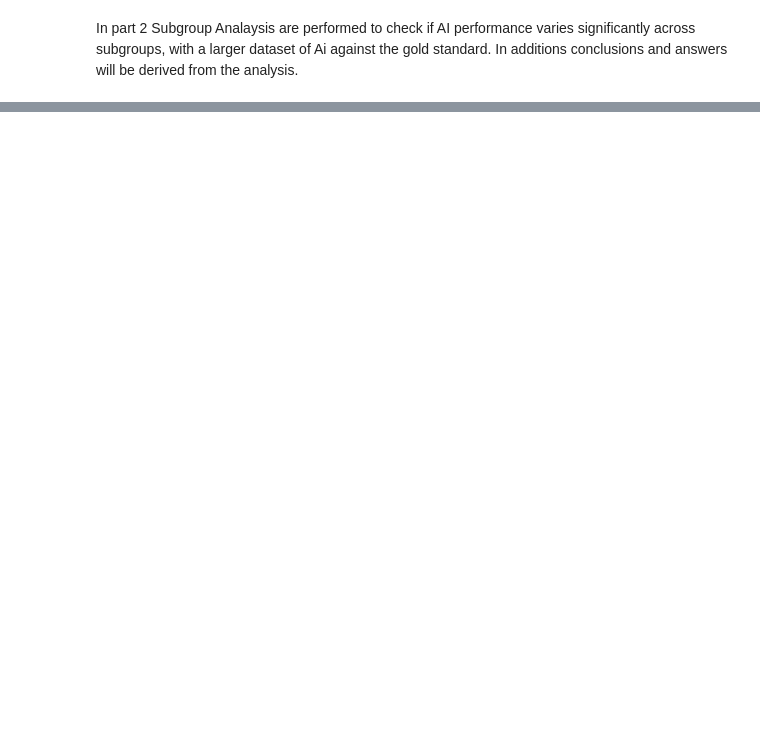
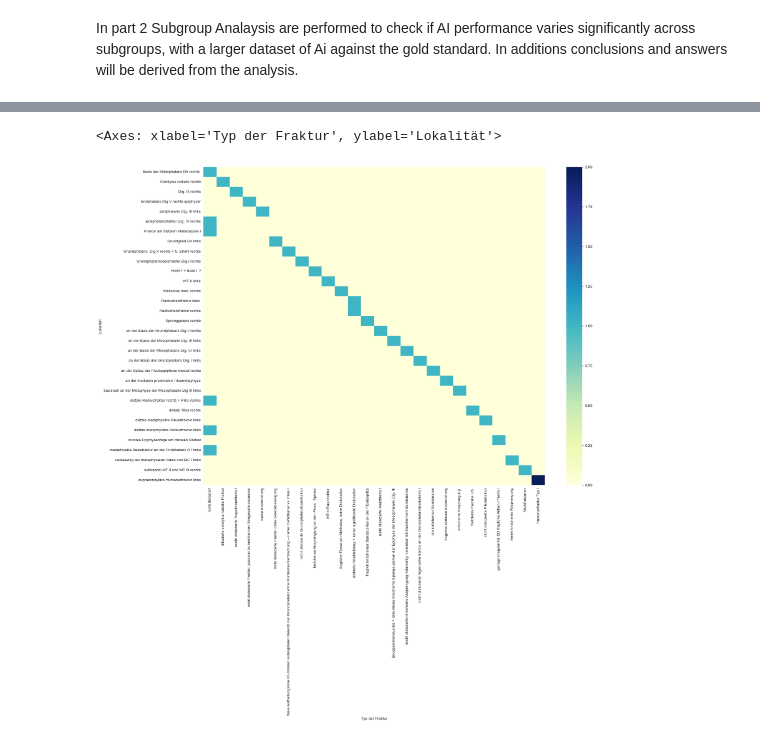
Before and after one commit to ahmednasri05/X-ray-Ai-Detector-Model-Evaluation-, a Jupyter notebook: patient_analysis.ipynb, the cells around one changed output, grey strips where cells are left out. Drawn from its saved outputs; the diff is of its cells as text; code cells hidden in the pictures; blank space fills up the shorter version.

```diff
--- a/patient_analysis.ipynb
+++ b/patient_analysis.ipynb
@@ -357,0 +470,4 @@ Ai fails to indentify the following fractures:...
+# %%
+df = df.dropna(subset=['KI-Befundung', 'GoldStandard'], axis=0)
+
+df.isnull().sum()
@@ -357,0 +513,7 @@ Ai fails to indentify the following fractures:...
+# %%
+descriptive = df.drop(['GoldStandard','KI-Befundung'], axis=1)
+df = df.iloc[:,[0,3]]
+negative = ['NO','no','No','nein','NEIN','Nein']
+df.replace(negative, 0, regex=True, inplace=True)
+for col in df.columns:
+    print(df[col].value_counts())
@@ -357,0 +538,6 @@ Ai fails to indentify the following fractures:...
+# %%
+binary_list = (df != 0)
+binary_list = binary_list.astype(int)
+df = pd.DataFrame(binary_list)
+df = pd.concat([df, descriptive], axis=1)
+df.head()
@@ -357,0 +615,4 @@ Ai fails to indentify the following fractures:...
+# %%
+incorrect = df[df['KI-Befundung'] != df['GoldStandard']]
+incorrect = incorrect.groupby(['Lokalität', 'Typ der Fraktur']).size().unstack(fill_value=0)
+incorrect
@@ -357,0 +639,7 @@ Ai fails to indentify the following fractures:...
+# %%
+# Create a heatmap to visualize the areas where the AI misses fractures often
+plt.figure(figsize=(20, 15))  # Increase the figure size for better readability
+sns.heatmap(incorrect, annot=False, fmt="d", cmap="YlGnBu", cbar=True)
+# %% [output]
+<Axes: xlabel='Typ der Fraktur', ylabel='Lokalität'>
+[figure, added]
```
Also changed, not shown: parts of 66 cells of this notebook, 4 other files.
